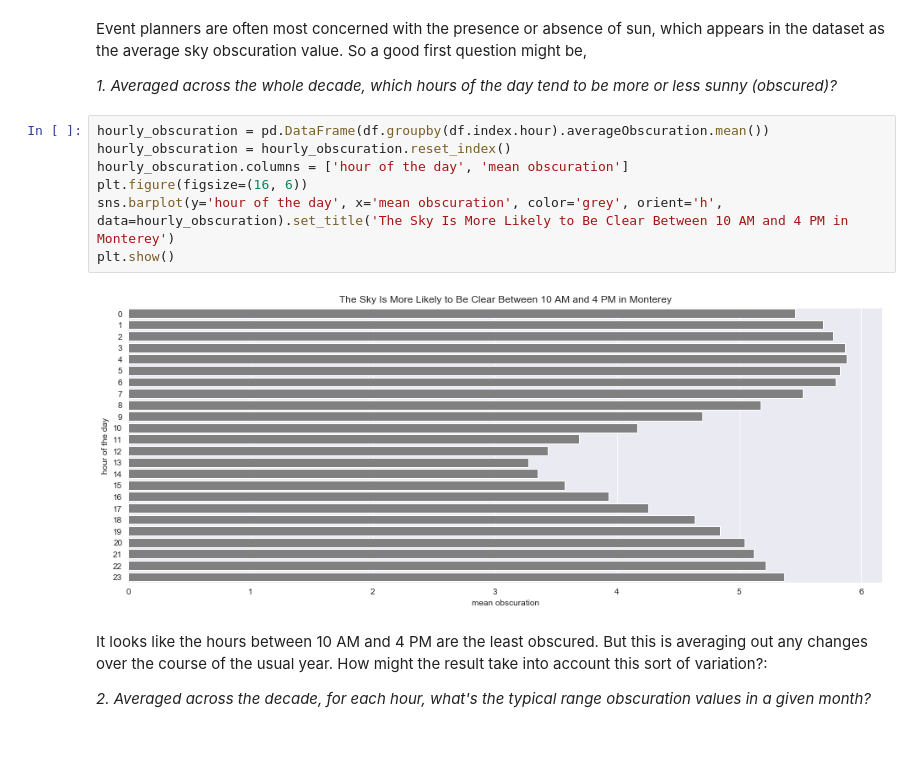
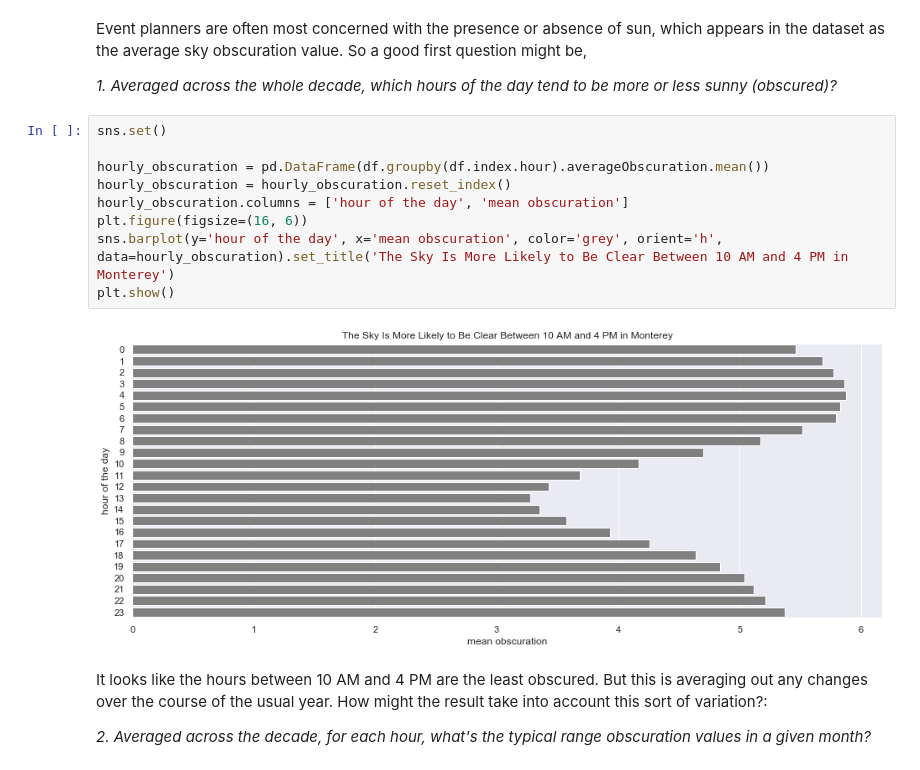
Before and after one commit to jefftrevino/Springboard, a Jupyter notebook: capstone1montereyWeather/exploratory_data_visualization.ipynb, the cells around one changed output. Drawn from its saved outputs; the diff is of its cells as text; blank space fills up the shorter version.

```diff
--- a/capstone1montereyWeather/exploratory_data_visualization.ipynb
+++ b/capstone1montereyWeather/exploratory_data_visualization.ipynb
@@ -27,14 +27,16 @@ Event planners are often most concerned with the presence or absence of sun, whi
 
 *1. Averaged across the whole decade, which hours of the day tend to be more or less sunny (obscured)?*
 # %%
+sns.set()
+
 hourly_obscuration = pd.DataFrame(df.groupby(df.index.hour).averageObscuration.mean())
 hourly_obscuration = hourly_obscuration.reset_index()
 hourly_obscuration.columns = ['hour of the day', 'mean obscuration']
 plt.figure(figsize=(16, 6))
 sns.barplot(y='hour of the day', x='mean obscuration', color='grey', orient='h', data=hourly_obscuration).set_title('The Sky Is More Likely to Be Clear Between 10 AM and 4 PM in Monterey')
 plt.show()
 # %% [output]
-[figure, old version]
+[figure, new version]
 # %% [markdown]
 It looks like the hours between 10 AM and 4 PM are the least obscured. But this is averaging out any changes over the course of the usual year. How might the result take into account this sort of variation?:
 
```
Also changed, not shown: parts of 15 cells of this notebook, 4 other files.
